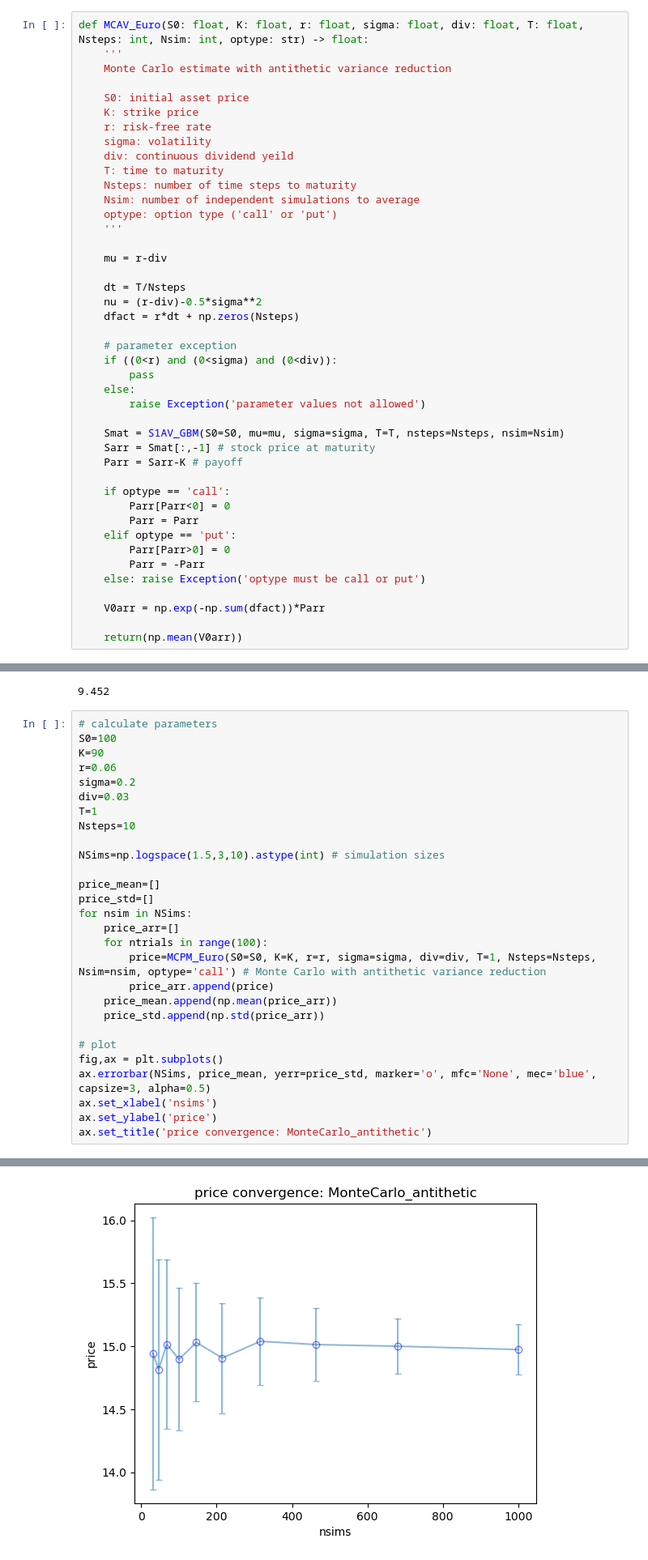
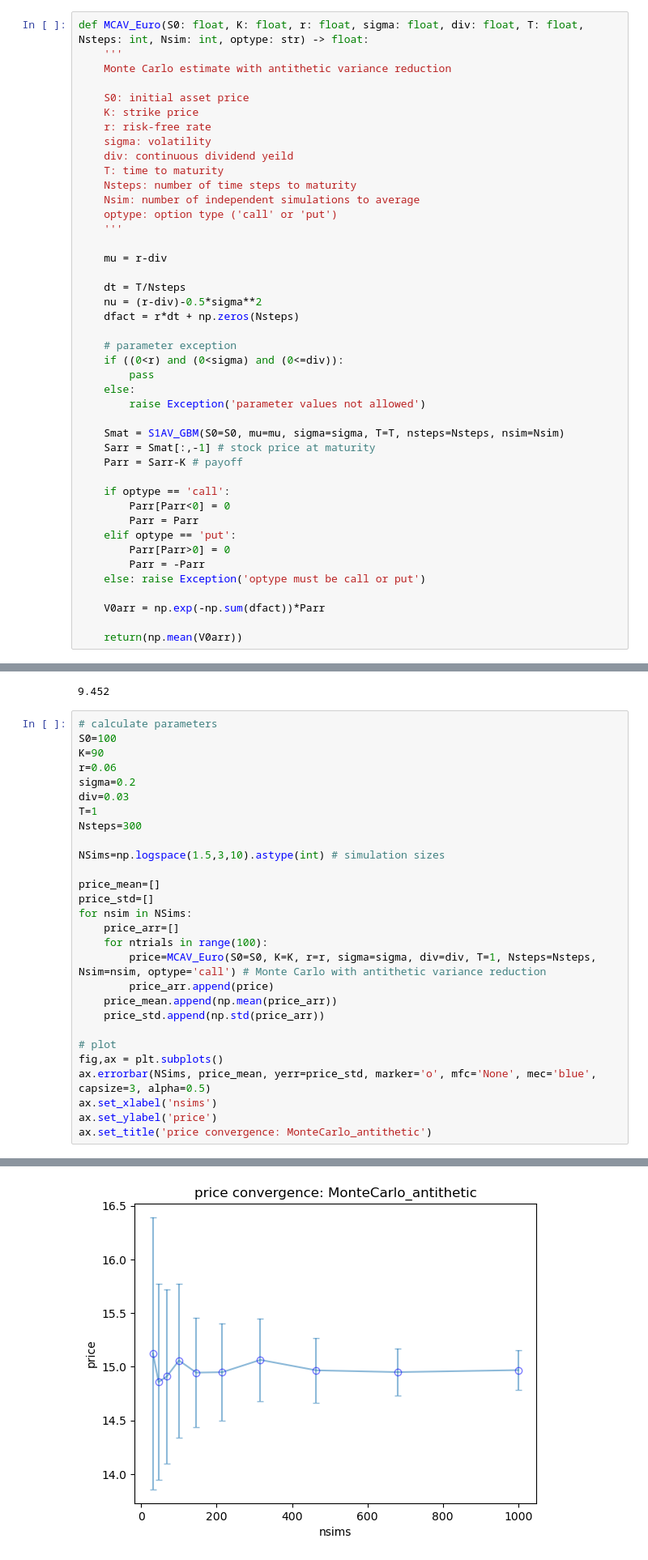
Before and after one commit to soubhik1919/QLib, a Jupyter notebook: VarReduceAT_MonteCarlo.ipynb, the cells around one changed output, grey strips where cells are left out. Shown: that part at 81% size. Drawn from its saved outputs; the diff is of its cells as text.

```diff
--- a/VarReduceAT_MonteCarlo.ipynb
+++ b/VarReduceAT_MonteCarlo.ipynb
@@ -62,7 +62,7 @@ def MCAV_Euro(S0: float, K: float, r: float, sigma: float, div: float, T: float,
     dfact = r*dt + np.zeros(Nsteps)
 
     # parameter exception
-    if ((0<r) and (0<sigma) and (0<div)):
+    if ((0<r) and (0<sigma) and (0<=div)):
         pass
     else:
         raise Exception('parameter values not allowed')
@@ -90,31 +90,31 @@ print(np.round(price,3))
 # %%
 # calculate parameters
 S0=100
 K=90
 r=0.06
 sigma=0.2
 div=0.03
 T=1
-Nsteps=10
+Nsteps=300
 
 NSims=np.logspace(1.5,3,10).astype(int) # simulation sizes
 
 price_mean=[]
 price_std=[]
 for nsim in NSims:
     price_arr=[]
     for ntrials in range(100):
-        price=MCPM_Euro(S0=S0, K=K, r=r, sigma=sigma, div=div, T=1, Nsteps=Nsteps, Nsim=nsim, optype='call') # Monte Carlo with antithetic variance reduction
+        price=MCAV_Euro(S0=S0, K=K, r=r, sigma=sigma, div=div, T=1, Nsteps=Nsteps, Nsim=nsim, optype='call') # Monte Carlo with antithetic variance reduction
         price_arr.append(price)
     price_mean.append(np.mean(price_arr))
     price_std.append(np.std(price_arr))
 
 # plot
 fig,ax = plt.subplots()
 ax.errorbar(NSims, price_mean, yerr=price_std, marker='o', mfc='None', mec='blue', capsize=3, alpha=0.5)
 ax.set_xlabel('nsims')
 ax.set_ylabel('price')
 ax.set_title('price convergence: MonteCarlo_antithetic')
 # %% [output]
 Text(0.5, 1.0, 'price convergence: MonteCarlo_antithetic')
-[figure, old version]
+[figure, new version]
```
Also changed, not shown: 3 other files.
